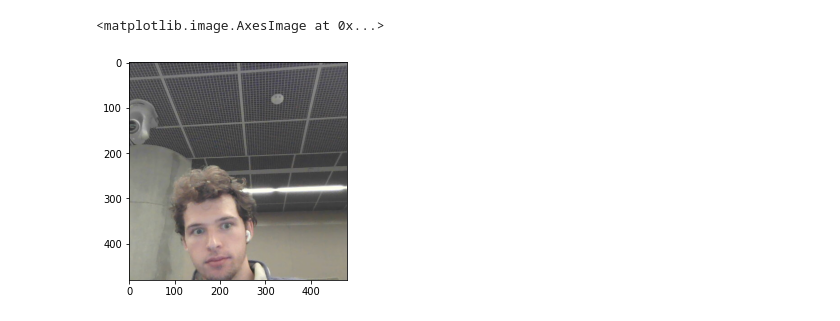
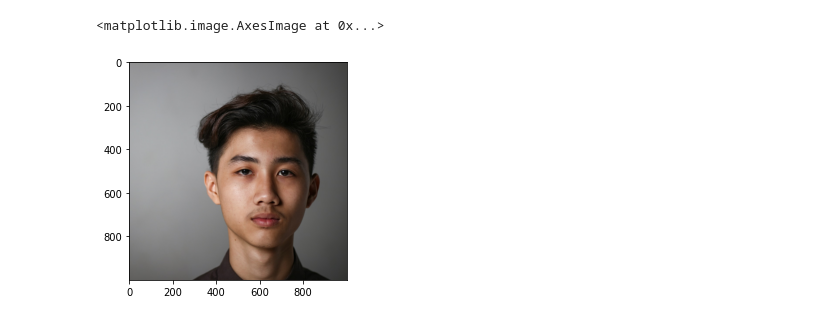
Before and after one commit to MarcoNewman/SmartSight-Development, a Jupyter notebook: TFLite.ipynb, the cells around one changed output. Saved outputs shown, nothing was run; the diff lists cells and outputs as text; code cells hidden in the pictures.

```diff
--- a/TFLite.ipynb
+++ b/TFLite.ipynb
@@ -6,13 +12,13 @@ from matplotlib import pyplot as plt
 # %%
 # LOAD IMAGE
-img = Image.open('data/myface.jpg')
+img = Image.open('data/face.jpeg')
 image = np.asarray(img)
 original_h = image.shape[0]
 original_w = image.shape[1]
 image = image[:,int((original_w/2)-(original_h/2)):int((original_w/2)+(original_h/2)),:]
 plt.imshow(image)
 # %% [output]
 <matplotlib.image.AxesImage at 0x...>
-[figure, old version]
+[figure, new version]
 # %%
 # MEDIAPIPE FACE DETECT INTERPRETER
```
Also changed, not shown: parts of 8 cells of this notebook, 7 other files.
